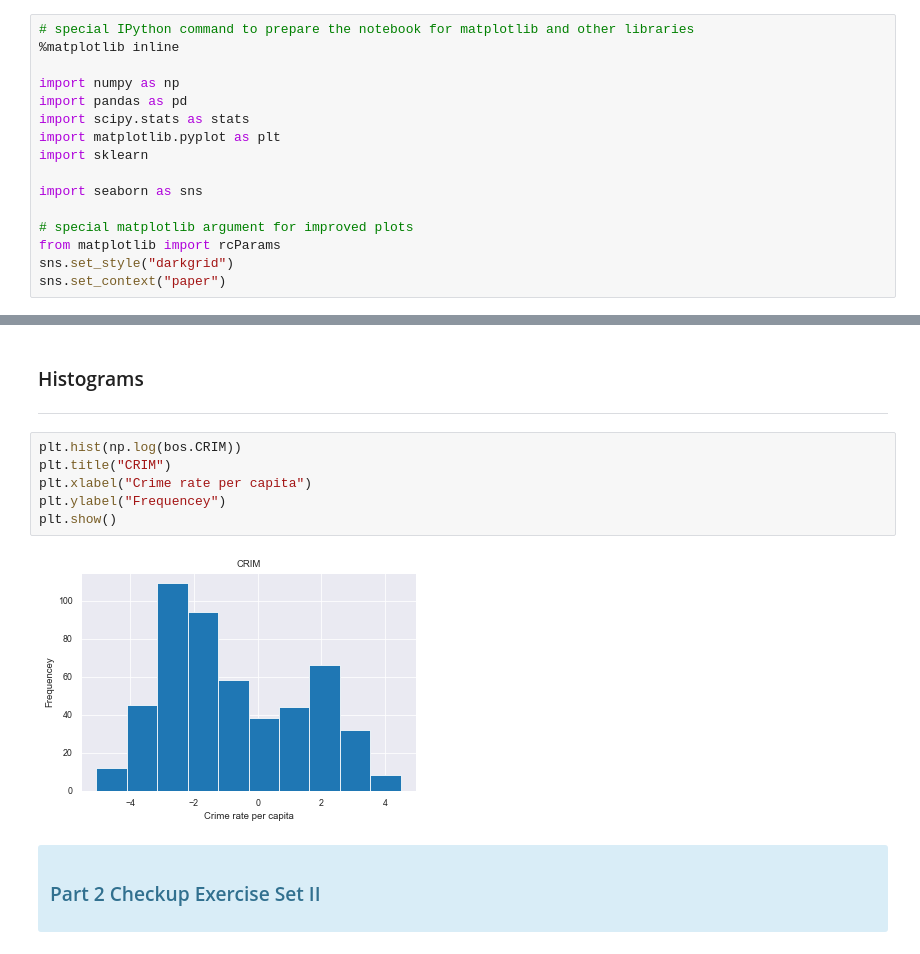
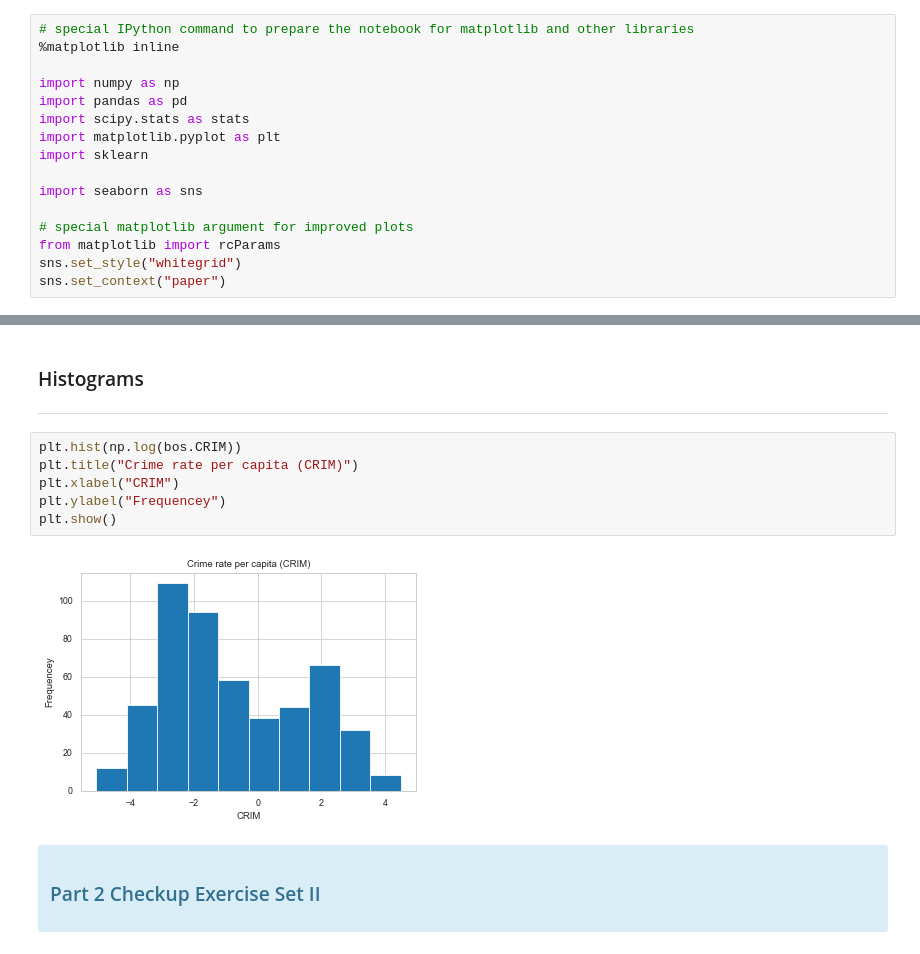
Before and after one commit to gdhakal/ml-projects-portfolio, a Jupyter notebook: linear-regression/Mini_Project_Linear_Regression.ipynb, the cells around one changed output, grey strips where cells are left out. Saved outputs shown, nothing was run; the diff lists cells and outputs as text.

```diff
--- a/linear-regression/Mini_Project_Linear_Regression.ipynb
+++ b/linear-regression/Mini_Project_Linear_Regression.ipynb
@@ -28,7 +28,7 @@ import seaborn as sns
 
 # special matplotlib argument for improved plots
 from matplotlib import rcParams
-sns.set_style("darkgrid")
+sns.set_style("whitegrid")
 sns.set_context("paper")
 # %% [markdown]
 ***
@@ -365,12 +365,12 @@ sns.regplot(y="PRICE", x="RM", data=bos, fit_reg = True)
 ***
 # %%
 plt.hist(np.log(bos.CRIM))
-plt.title("CRIM")
-plt.xlabel("Crime rate per capita")
+plt.title("Crime rate per capita (CRIM)")
+plt.xlabel("CRIM")
 plt.ylabel("Frequencey")
 plt.show()
 # %% [output]
-[figure, old version]
+[figure, new version]
 # %% [markdown]
 <div class="span5 alert alert-info">
 <h3>Part 2 Checkup Exercise Set II</h3>
```
Also changed, not shown: parts of 20 cells of this notebook.
